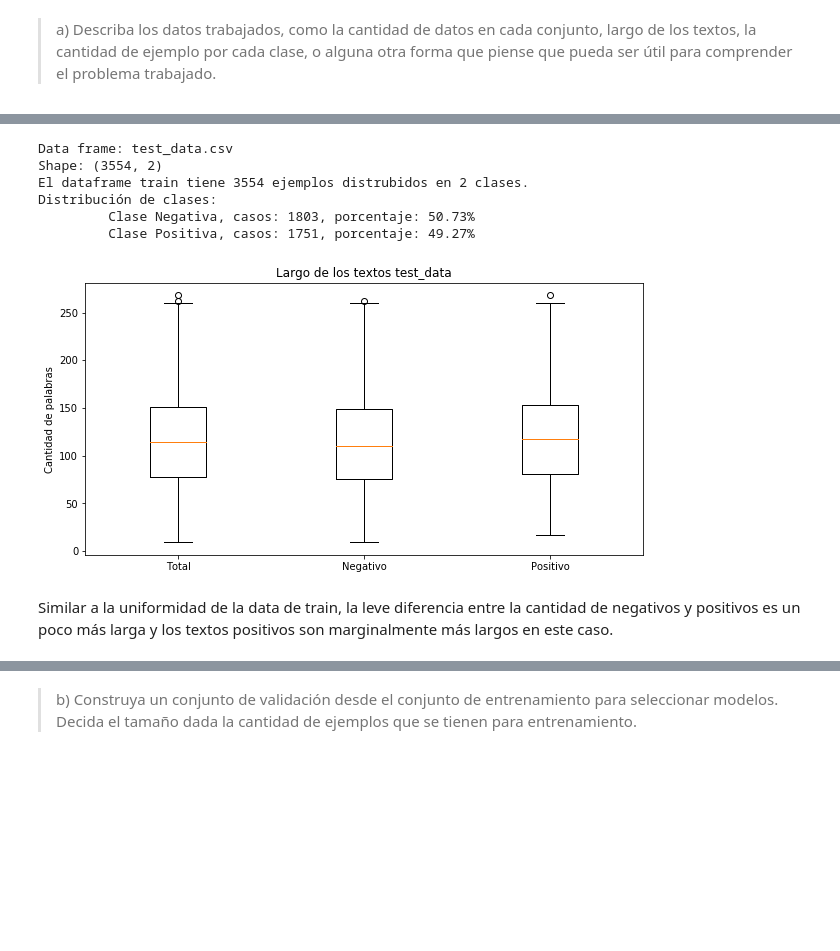
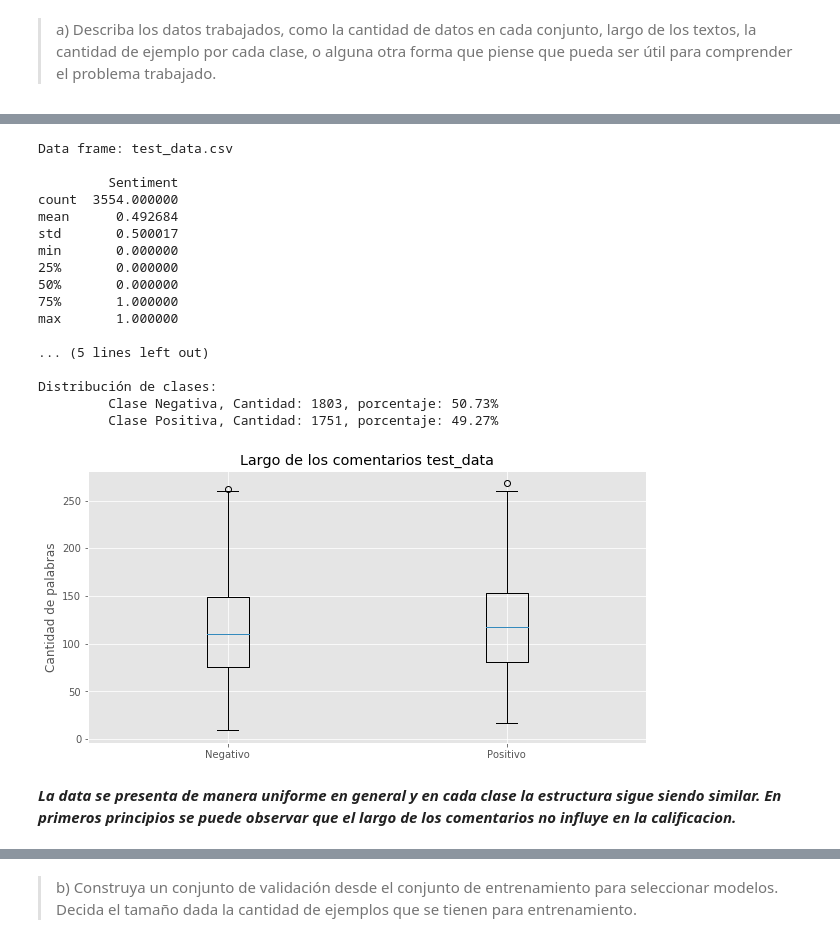
Before and after one commit to Shiroko7/INF-393-Tarea-2, a Jupyter notebook: Tarea_2_parte1.ipynb, the cells around one changed output, grey strips where cells are left out. Cells and saved outputs as stored; diff of their text form; code cells hidden in the pictures; blank space fills up the shorter version.

```diff
--- a/Tarea_2_parte1.ipynb
+++ b/Tarea_2_parte1.ipynb
@@ -36,25 +36,30 @@ labels_test = df_test.Sentiment.values
 >a) Describa los datos trabajados, como la cantidad de datos en cada conjunto, largo de los textos, la cantidad de ejemplo por cada clase, o alguna otra forma que piense que pueda ser útil para comprender el problema trabajado.
 # %%
 #train df
-
-print("Data frame: train_data.csv")
-print("Shape: " + str(df_train.shape))
-print("El dataframe train tiene 3554 ejemplos distrubidos en 2 clases.")
+print("Data frame: train_data.csv\n")
+print(df_train.describe())
+print()
+print(df_train.keys())
+print("\nShape: " + str(df_train.shape))
+print("\nPodemos observar que la data posee 3554 datos y que se distribuye entre dos columnas: 'Sentiment' que tiene 2 clases,"
+      " +1 si el comentario es calificado como positivo y 0 como negativo, y 'Text' que corresponde al texto expuesto"
+      " en el comentario.\n")
 
 a = df_train[df_train['Sentiment'] == 0]['Text'].shape[0]
 b = df_train[df_train['Sentiment'] == 1]['Text'].shape[0]
 c = df_train.shape[0]
 print('Distribución de clases:')
-print('\t Clase Negativa, casos: ' +str(a)+ ', porcentaje: ' + str(round(a/c*100,2)) + '%')
-print('\t Clase Positiva, casos: ' +str(b)+ ', porcentaje: ' + str(round(b/c*100,2)) + '%')
+print('\t Clase Negativa, cantidad: ' +str(a)+ ', porcentaje: ' + str(round(a/c*100,2)) + '%')
+print('\t Clase Positiva, cantidad: ' +str(b)+ ', porcentaje: ' + str(round(b/c*100,2)) + '%')
 
 
 #general
-data = [df_train_text.str.len(), df_train[df_train['Sentiment'] == 0].Text.str.len(),df_train[df_train['Sentiment'] == 1].Text.str.len()]
+data_train = [df_train[df_train['Sentiment'] == 0].Text.str.len(),df_train[df_train['Sentiment'] == 1].Text.str.len()]
 
+plt.style.use('ggplot')
 plt.figure(figsize=(10,5))
-plt.boxplot(data, labels = ["Total", "Negativo", "Positivo"])
-plt.title('Largo de los textos train_data')
+plt.boxplot(data_train, labels = ["Negativo", "Positivo"])
+plt.title('Largo de los comentarios train_data')
 plt.ylabel('Cantidad de palabras')
 plt.show()
 # %% [output]
@@ -70,33 +86,49 @@ La data se presenta de manera uniforme en general y en cada clase la estructura
 # %%
 #test df
 
-print("Data frame: test_data.csv")
-print("Shape: " + str(df_test.shape))
-print("El dataframe train tiene 3554 ejemplos distrubidos en 2 clases.")
+print("Data frame: test_data.csv\n")
+print(df_test.describe())
+print()
+print(df_test.keys())
+print("\nShape: " + str(df_test.shape))
+print("\nPodemos observar que la data posee 3554 datos y que se distribuye entre dos columnas: 'Sentiment' que tiene 2 clases,"
+      " +1 si el comentario es calificado como positivo y 0 como negativo, y 'Text' que corresponde al texto expuesto"
+      " en el comentario.\n")
 
 a = df_test[df_test['Sentiment'] == 0]['Text'].shape[0]
 b = df_test[df_test['Sentiment'] == 1]['Text'].shape[0]
 c = df_test.shape[0]
 print('Distribución de clases:')
-print('\t Clase Negativa, casos: ' +str(a)+ ', porcentaje: ' + str(round(a/c*100,2)) + '%')
-print('\t Clase Positiva, casos: ' +str(b)+ ', porcentaje: ' + str(round(b/c*100,2)) + '%')
+print('\t Clase Negativa, Cantidad: ' +str(a)+ ', porcentaje: ' + str(round(a/c*100,2)) + '%')
+print('\t Clase Positiva, Cantidad: ' +str(b)+ ', porcentaje: ' + str(round(b/c*100,2)) + '%')
 
 
 #general
-data = [df_test_text.str.len(), df_test[df_test['Sentiment'] == 0].Text.str.len(),df_test[df_test['Sentiment'] == 1].Text.str.len()]
+data_test = [df_test[df_test['Sentiment'] == 0].Text.str.len(),df_test[df_test['Sentiment'] == 1].Text.str.len()]
 
 plt.figure(figsize=(10,5))
-plt.boxplot(data, labels = ["Total", "Negativo", "Positivo"])
-plt.title('Largo de los textos test_data')
+plt.boxplot(data_test, labels = ["Negativo", "Positivo"])
+plt.title('Largo de los comentarios test_data')
 plt.ylabel('Cantidad de palabras')
 plt.show()
 # %% [output]
 Data frame: test_data.csv
-Shape: (3554, 2)
-El dataframe train tiene 3554 ejemplos distrubidos en 2 clases.
+
+         Sentiment
+count  3554.000000
+mean      0.492684
+std       0.500017
+min       0.000000
+25%       0.000000
+50%       0.000000
+75%       1.000000
+max       1.000000
+
+... (5 lines left out)
+
 Distribución de clases:
-         Clase Negativa, casos: 1803, porcentaje: 50.73%
-         Clase Positiva, casos: 1751, porcentaje: 49.27%
+         Clase Negativa, Cantidad: 1803, porcentaje: 50.73%
+         Clase Positiva, Cantidad: 1751, porcentaje: 49.27%
-[figure, old version]
+[figure, new version]
-# %% [markdown]
-Similar a la uniformidad de la data de train, la leve diferencia entre la cantidad de negativos y positivos es un poco más larga y los textos positivos son marginalmente más largos en este caso.
+# %% [markdown]
+***La data se presenta de manera uniforme en general y en cada clase la estructura sigue siendo similar. En primeros principios se puede observar que el largo de los comentarios no influye en la calificacion.***
```
Also changed, not shown: parts of 42 cells of this notebook.
